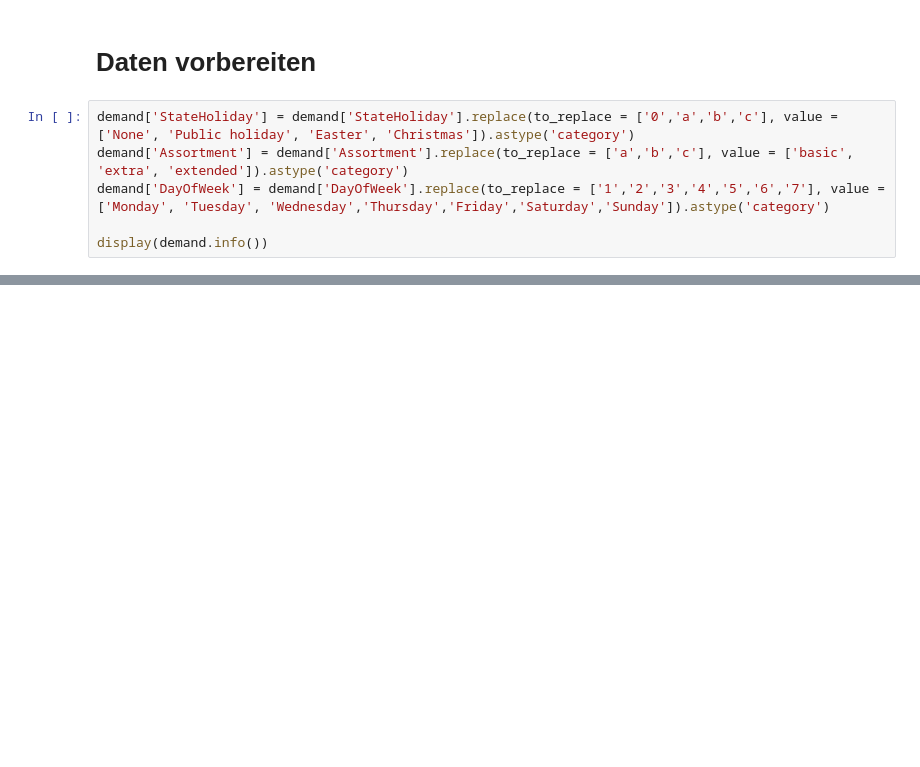
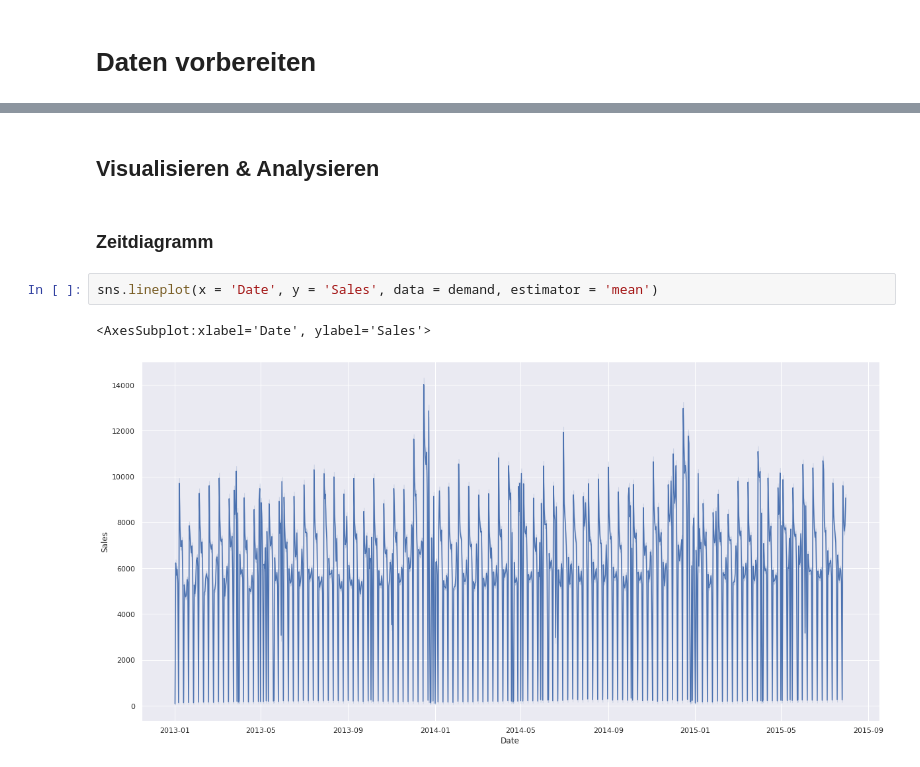
Before and after one commit to schemm/forecasting, a Jupyter notebook: RossmannStoreSales.ipynb, the cells around one changed output, grey strips where cells are left out. Drawn from its saved outputs; the diff is of its cells as text; blank space fills up the shorter version.

```diff
--- a/RossmannStoreSales.ipynb
+++ b/RossmannStoreSales.ipynb
@@ -83,9 +83,3 @@ None
 | 2013-01-01 | 396 | 2 | 0 | 0 | False | False | a | True | a | ... |
 # %% [markdown]
 # Daten vorbereiten
-# %%
-demand['StateHoliday'] = demand['StateHoliday'].replace(to_replace = ['0','a','b','c'], value = ['None', 'Public holiday', 'Easter', 'Christmas']).astype('category')
-demand['Assortment'] = demand['Assortment'].replace(to_replace = ['a','b','c'], value = ['basic', 'extra', 'extended']).astype('category')
-demand['DayOfWeek'] = demand['DayOfWeek'].replace(to_replace = ['1','2','3','4','5','6','7'], value = ['Monday', 'Tuesday', 'Wednesday','Thursday','Friday','Saturday','Sunday']).astype('category')
-
-display(demand.info())
@@ -717,0 +126,9 @@ display(data[data.StateHoliday_Christmas == 1])
+# %% [markdown]
+## Visualisieren & Analysieren
+# %% [markdown]
+### Zeitdiagramm
+# %%
+sns.lineplot(x = 'Date', y = 'Sales', data = demand, estimator = 'mean')
+# %% [output]
+<AxesSubplot:xlabel='Date', ylabel='Sales'>
+[figure, added]
```
Also changed, not shown: parts of 62 cells of this notebook.
